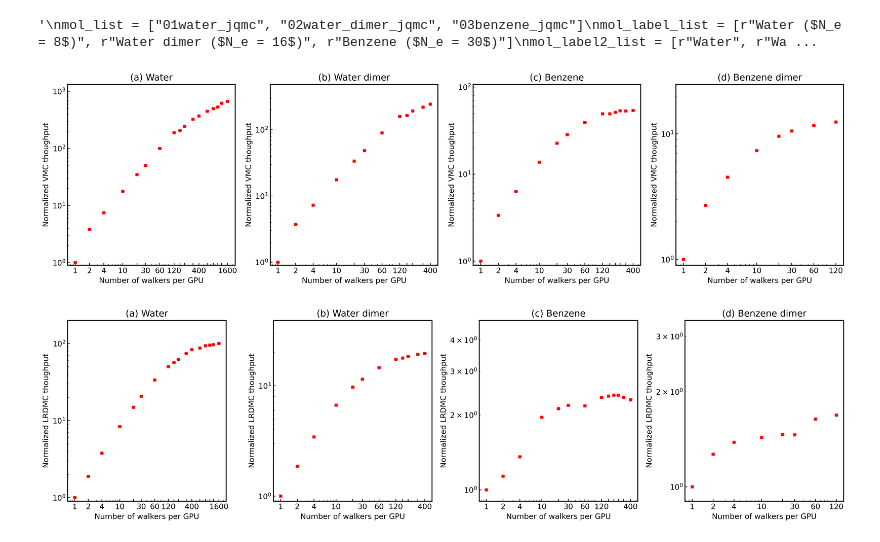
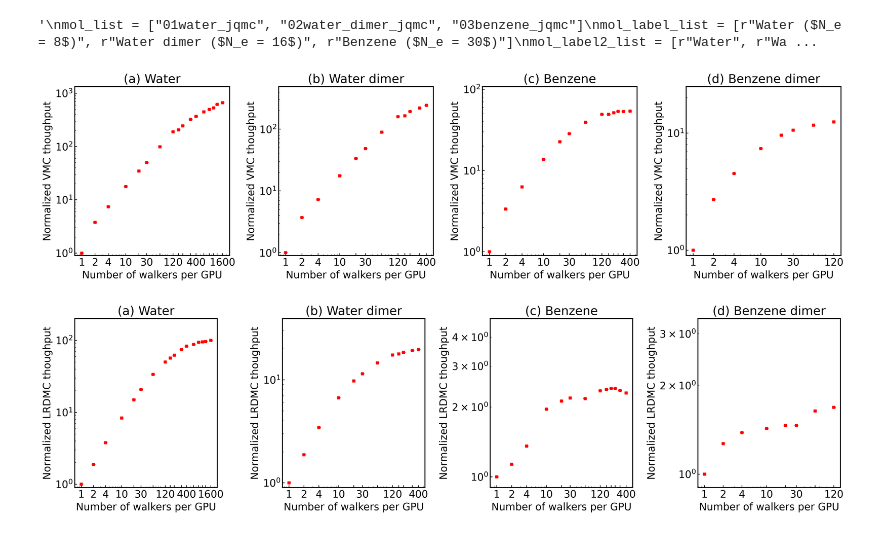
Before and after one commit to kousuke-nakano/jQMC, a Jupyter notebook: examples/example02/plot_summary.ipynb, the cells around one changed output. Saved outputs shown, nothing was run; the diff lists cells and outputs as text; code cells hidden in the pictures.

```diff
--- a/examples/example02/plot_summary.ipynb
+++ b/examples/example02/plot_summary.ipynb
@@ -220,6 +220,13 @@ for mol in mol_list:
     }
 # %%
 # plot Graph (VMC)
+plt.rcParams["font.family"] = "sans-serif"
+plt.rcParams["xtick.direction"] = "in"
+plt.rcParams["ytick.direction"] = "in"
+plt.rcParams["xtick.major.width"] = 1.0
+plt.rcParams["ytick.major.width"] = 1.0
+plt.rcParams["font.size"] = 16
+plt.rcParams["axes.linewidth"] = 1.5
 fig = plt.figure(figsize=(4.5 * len(mol_list), 5), facecolor="white", dpi=300, tight_layout=True)
 plot_sigma=1
 for i, mol in enumerate(mol_list):
@@ -242,7 +249,7 @@ for i, mol in enumerate(mol_list):
     ax.set_xticks(summary_vmc[mol]["vmc_num_nw_np"])
     xticklabels = [str(t) for t in summary_vmc[mol]["vmc_num_nw_np"]]
     xticklabels = [
-        "" if item in ["20", "160", "200", "240", "300", "360", "480", "600", "720", "800", "1000", "1200"] else item for item in xticklabels
+        "" if item in ["20", "60", "160", "200", "240", "300", "360", "480", "600", "720", "800", "1000", "1200"] else item for item in xticklabels
     ]
     ax.set_xticklabels(xticklabels)
     ax.set_ylim([0.90, np.max(y_mean) * 2.0])
@@ -250,38 +257,45 @@ for i, mol in enumerate(mol_list):
 plt.savefig(f"jqmc_VMC_vectorization_benchmark.jpg")
 plt.show()
 # %% [output]
-[figure, old version]
+[figure, new version]
 # %%
 # plot Graph (lrdmc)
+plt.rcParams["font.family"] = "sans-serif"
+plt.rcParams["xtick.direction"] = "in"
+plt.rcParams["ytick.direction"] = "in"
+plt.rcParams["xtick.major.width"] = 1.0
+plt.rcParams["ytick.major.width"] = 1.0
+plt.rcParams["font.size"] = 16
+plt.rcParams["axes.linewidth"] = 1.5
 fig = plt.figure(figsize=(4.5 * len(mol_list), 5), facecolor="white", dpi=300, tight_layout=True)
 plot_sigma=1
 for i, mol in enumerate(mol_list):
     # plot Graph
     ax = fig.add_subplot(1, len(mol_list), i + 1)
 
     # labels
     ax.set_title(mol_label_list[i], wrap=True)
     ax.set_xlabel("Number of walkers per GPU")
     ax.set_ylabel(r"Normalized LRDMC thoughput")
     ax.set_xscale("log")
     ax.set_yscale("log")
 
     # GPU
     x = summary_lrdmc[mol]["lrdmc_num_nw_np"]
     y = summary_lrdmc[mol]["lrdmc_num_gfmc_num_walkers_per_sec_np"]/summary_lrdmc[mol]["lrdmc_num_gfmc_num_walkers_per_sec_np"][0]
     y_mean = np.array([v.n for v in y])
     y_std = np.array([v.s for v in y])
     ax.errorbar(x, y_mean, yerr=y_std*plot_sigma, color="r", marker="s", markersize=4, ls="", alpha=1.0, capsize=3)
     ax.set_xticks(summary_lrdmc[mol]["lrdmc_num_nw_np"])
     xticklabels = [str(t) for t in summary_lrdmc[mol]["lrdmc_num_nw_np"]]
     xticklabels = [
-        "" if item in ["20", "160", "200", "240", "300", "360", "480", "600", "720", "800", "1000", "1200"] else item for item in xticklabels
+        "" if item in ["20", "60", "160", "200", "240", "300", "360", "480", "600", "720", "800", "1000", "1200"] else item for item in xticklabels
     ]
     ax.set_xticklabels(xticklabels)
 
     ax.set_ylim([0.90, np.max(y_mean) * 2.0])
 
 plt.savefig(f"jqmc_LRDMC_vectorization_benchmark.jpg")
 plt.show()
 # %% [output]
-[figure, old version]
+[figure, new version]
```
Also changed, not shown: 4 other files.
